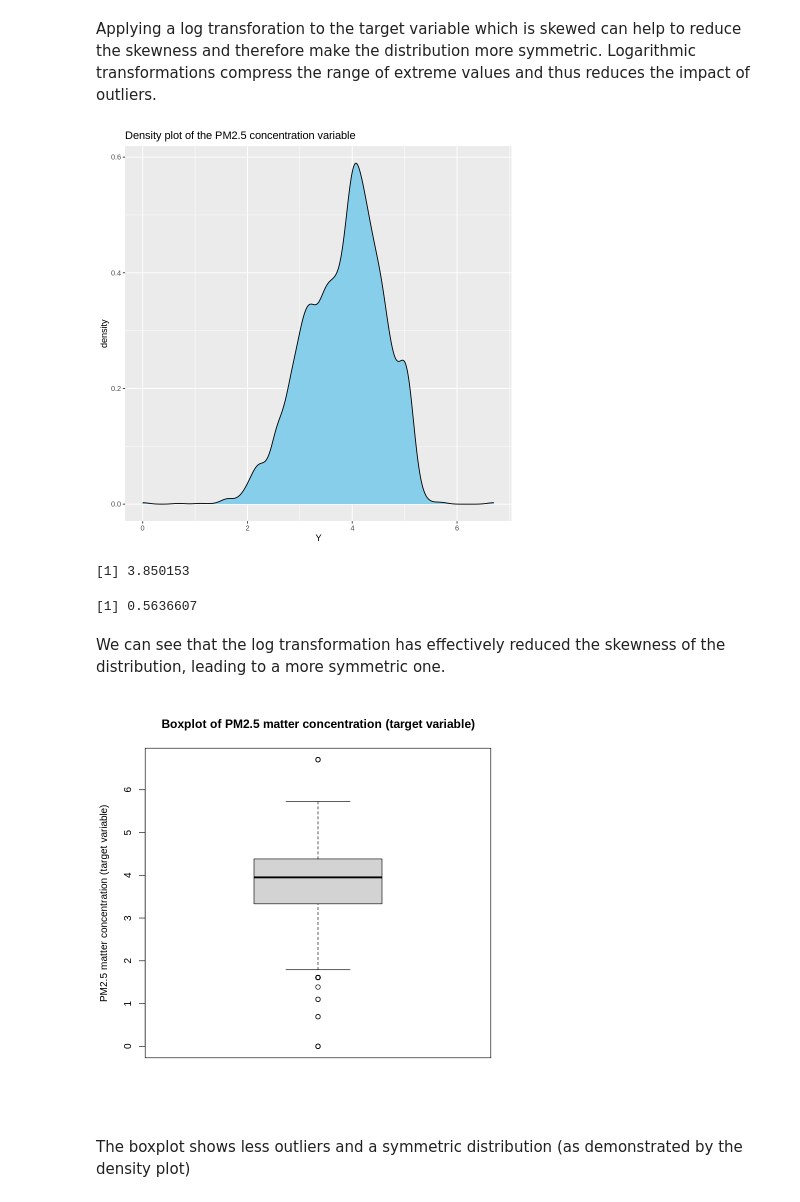
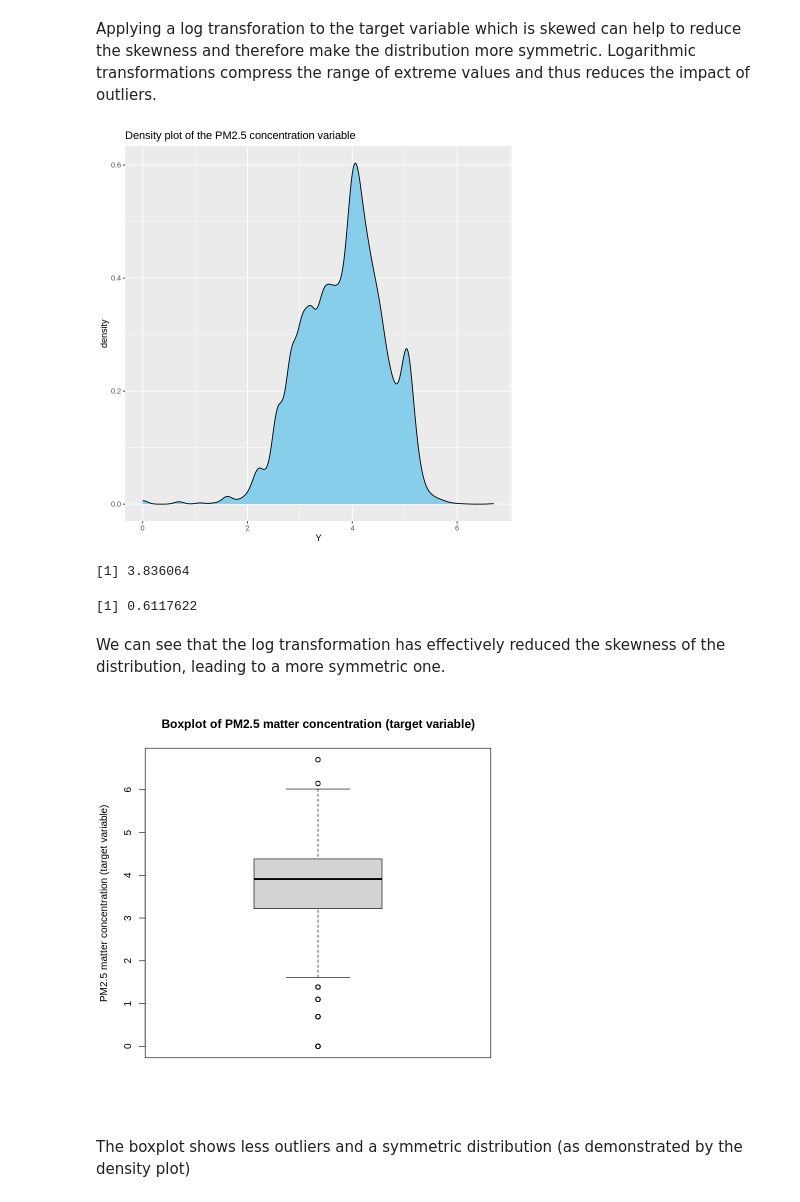
Before and after one commit to ULB-INFO-F-422/urban-air-pollution-challenge-ayemsa, a Jupyter notebook: projet.ipynb, the cells around one changed output. Drawn from its saved outputs; the diff is of its cells as text; code cells hidden in the pictures.

```diff
--- a/projet.ipynb
+++ b/projet.ipynb
@@ -259,0 +272,7 @@ We see that the number of features increases strongly by using one-hot encodage
+# %%
+smp_size  <- floor(0.75 * nrow(training_data))
+train_idx <- sample(seq_len(nrow(training_data)), size = smp_size)
+training_data <- training_data[train_idx,]
+eval_data  <- training_data[-train_idx,]
+dim(training_data)
+dim(eval_data)
@@ -260,11 +282,15 @@ We see that the number of features increases strongly by using one-hot encodage
 # %%
 X<-training_data[,setdiff(colnames(training_data),"target")]
 Y<-training_data[,"target"]
+X_valid<-eval_data[,setdiff(colnames(training_data),c("target"))]
+Y_valid <- eval_data[,"target"]
 # Rename new variables introduced
 colnames(X) <- gsub(colnames(X),pattern = " ", replacement = "_")
 colnames(X) <- gsub(colnames(X),pattern = "-", replacement = "_")
 N<-nrow(X)    #Number of examples
 n<-ncol(X)    #Number of input variables
+CV_folds    <- 10
+size_CV  <- floor(N/CV_folds)
 N
 n
 # %% [output]
@@ -404,20 +431,20 @@ This boxplot is indicating a strong positive skew and showing a lot of outliers.
 # %% [markdown]
 Applying a log transforation to the target variable which is skewed can help to reduce the skewness and therefore make the distribution more symmetric. Logarithmic transformations compress the range of extreme values and thus reduces the impact of outliers.
 # %%
-Y <- log(Y) # Log transformation
-
+Y <- log(Y) # Log transformation on te training target set
+Y_valid <- log(Y_valid) # We do it also for the validation set
 
 ggplot(training_data, aes(x = Y)) +
   geom_density(fill = "skyblue", color = "black") +
   labs(title = "Density plot of the PM2.5 concentration variable")
 # %% [output]
-[figure, old version]
+[figure, new version]
 # %%
 mean(Y)
 var(Y)
 # %% [output]
-[1] 3.850153
+[1] 3.836064
-[1] 0.5636607
+[1] 0.6117622
 # %% [markdown]
 We can see that the log transformation has effectively reduced the skewness of the distribution, leading to a more symmetric one.
 # %%
@@ -425,7 +452,7 @@ boxplot(Y,
         main = "Boxplot of PM2.5 matter concentration (target variable)",
         ylab = "PM2.5 matter concentration (target variable)")
 # %% [output]
-[figure, old version]
+[figure, new version]
 # %% [markdown]
 The boxplot shows less outliers and a symmetric distribution (as demonstrated by the density plot)
 # %% [markdown]
```
Also changed, not shown: parts of 40 cells of this notebook.
